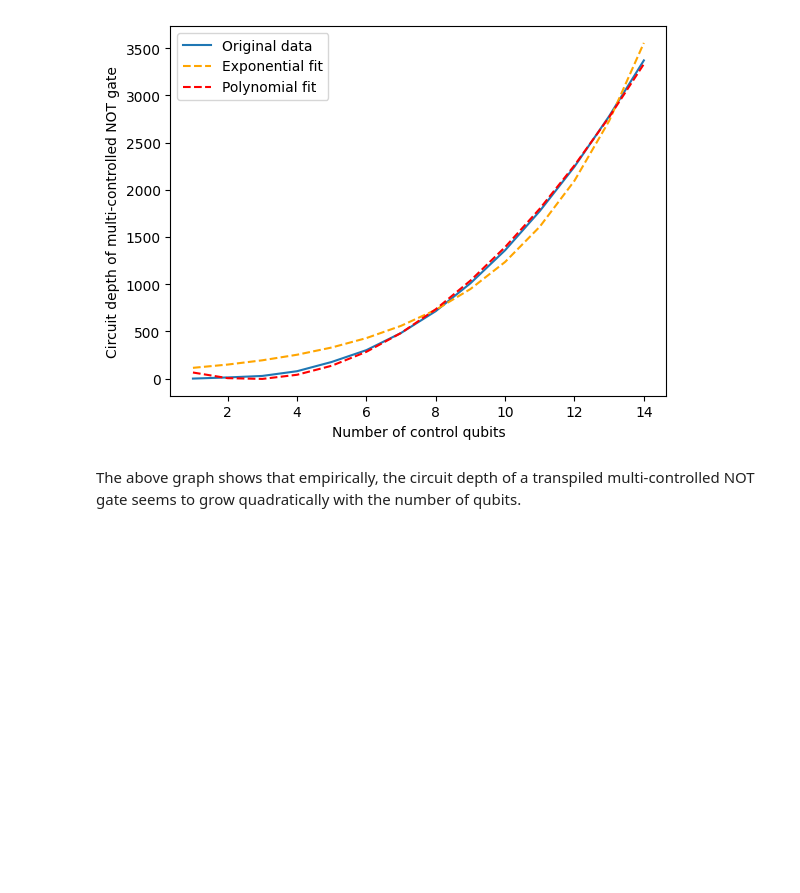
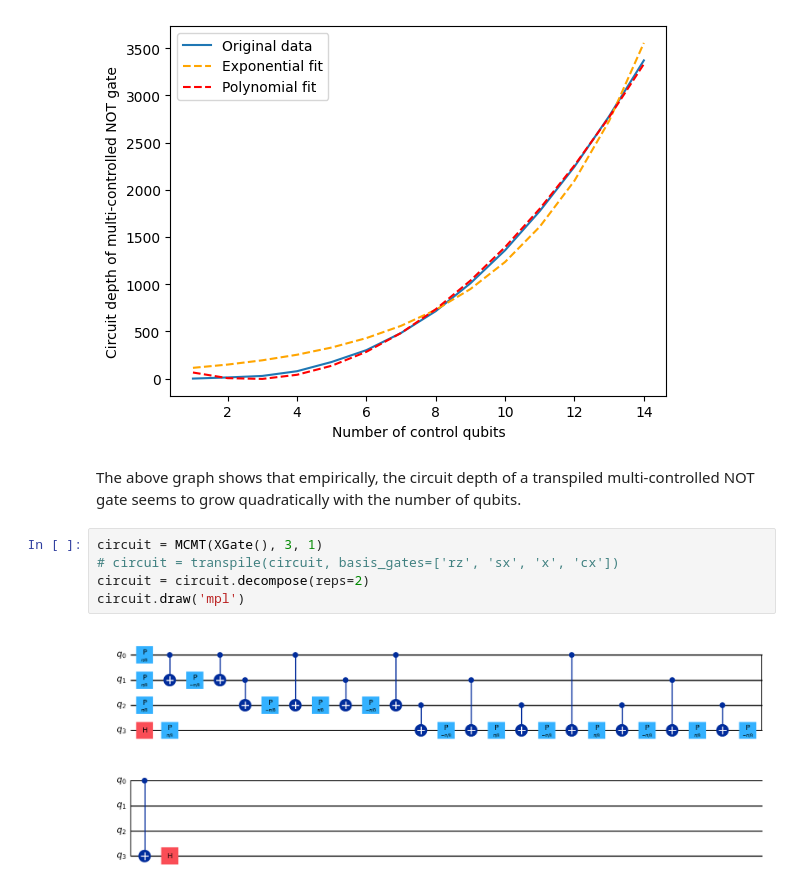
Before and after one commit to Walden-Killick/QCE24-QRE-Challenge, a Jupyter notebook: notebooks/exploration/qiskit_transpilation.ipynb, the cells around one changed output. Saved outputs shown, nothing was run; the diff lists cells and outputs as text; blank space fills up the shorter version.

```diff
--- a/notebooks/exploration/qiskit_transpilation.ipynb
+++ b/notebooks/exploration/qiskit_transpilation.ipynb
@@ -55,3 +55,10 @@ plt.show()
 [figure]
 # %% [markdown]
 The above graph shows that empirically, the circuit depth of a transpiled multi-controlled NOT gate seems to grow quadratically with the number of qubits.
+# %%
+circuit = MCMT(XGate(), 3, 1)
+# circuit = transpile(circuit, basis_gates=['rz', 'sx', 'x', 'cx'])
+circuit = circuit.decompose(reps=2)
+circuit.draw('mpl')
+# %% [output]
+[figure, added]
```
Also changed, not shown: 2 other files.
